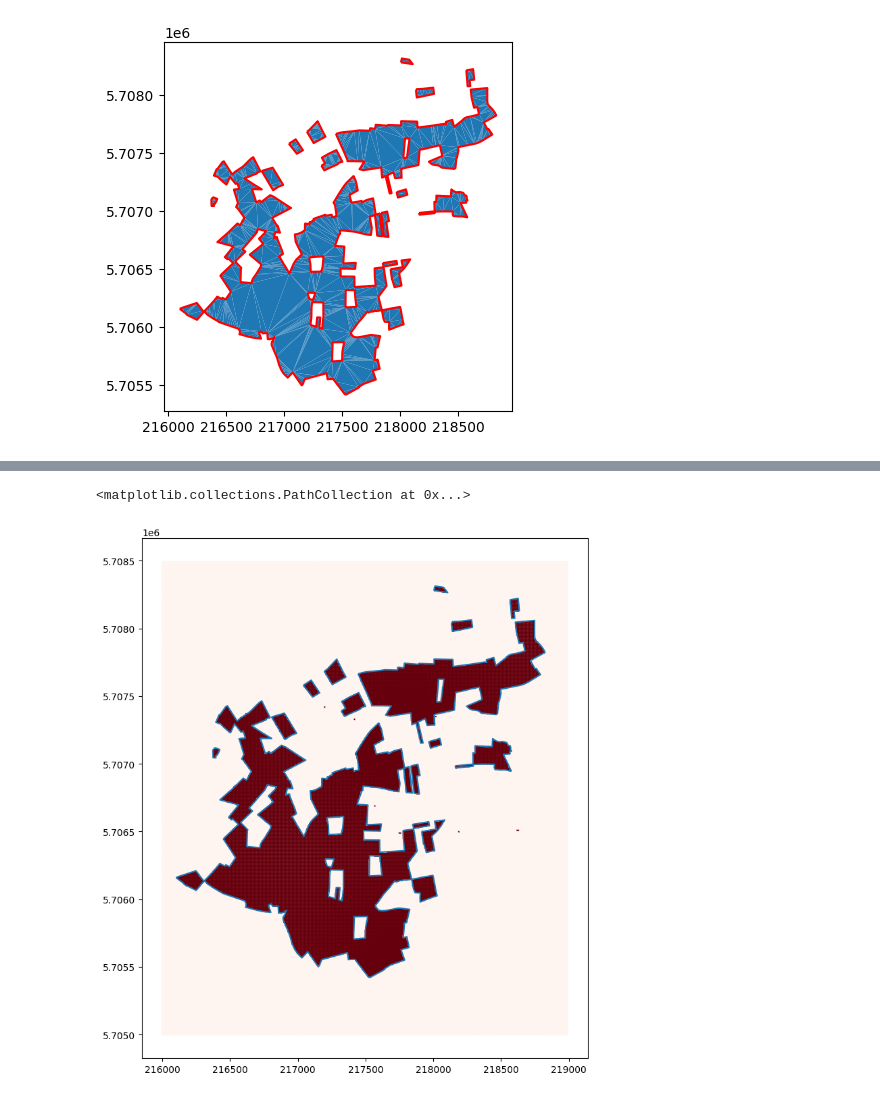
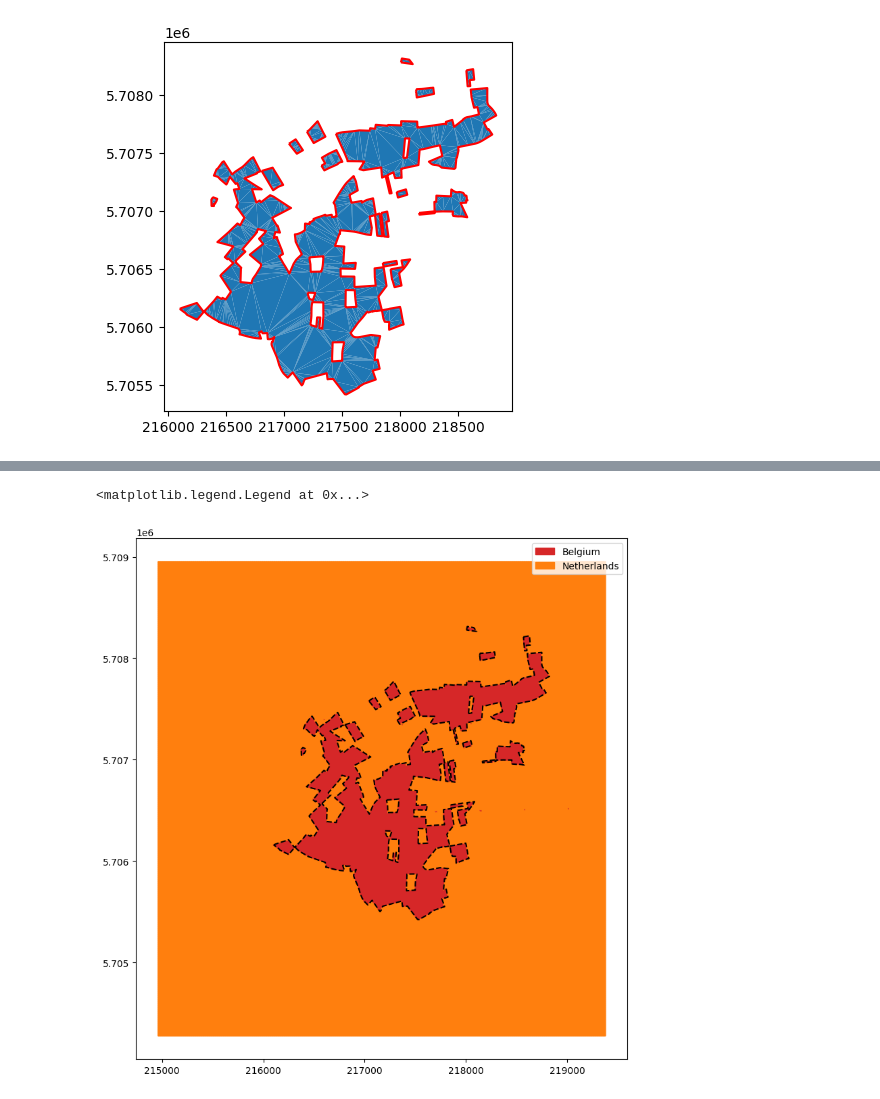
Before and after one commit to L-Strobel/BaarleNassauPerfectNet, a Jupyter notebook: perfectNetBarrleNassau.ipynb, the cells around one changed output, grey strips where cells are left out. Cells and saved outputs as stored; diff of their text form; code cells hidden in the pictures.

```diff
--- a/perfectNetBarrleNassau.ipynb
+++ b/perfectNetBarrleNassau.ipynb
@@ -84,7 +65,8 @@ class WithinTriangleNet(nn.Module):
         self.relu = nn.ReLU() # Points inside one triangle will get zeroed, others will be negative
         self.layer2 = nn.Linear(3 * len(triangles), len(triangles)) # Add all results for the edges of one triangle
         self.relu2 = nn.ReLU() # Zero Result if any are below zero. If all a zero we add a small value eps.
-        self.layer3 = nn.Linear(len(triangles), 1) # Output Layer
+        self.layer3 = nn.Linear(len(triangles), 2) # Output Layer
+        self.sm = nn.Softmax(1) # Useless. Only for comparability
 
     def forward(self, x):
         x = self.layer1(x)
@@ -92,12 +74,26 @@ class WithinTriangleNet(nn.Module):
         x = self.layer2(x)
         x = self.relu2(x)
         x = self.layer3(x)
+        x = self.sm(x)
         return x
 
 model = WithinTriangleNet()
 eps = 0.001
 
 # Get weights that represent each line/edge check
+# Function to determine if a point c is left of the line between a and b:
+#
+#    (b.x - a.x) * (c.y - a.y) - (b.y - a.y) * (c.x - a.x) > 0
+#
+# Rearange ->
+#
+#    -x * (b.y - a.y) + y * (b.x - a.x) - a.y * (b.x - a.x)  + a.x * (b.y - ay.) > 0
+#              wx                wy                        bias
+# ->
+#
+#    wx = -(b.y - a.y)
+#    wy = (b.x - a.x)
+#    b = - a.y * (b.x - a.x) + a.x * (b.y - a.y)
 weights1 = []
 biases1 = []
 for triangle in triangles:
@@ -128,8 +124,9 @@ with torch.no_grad():
     model.layer2.bias.copy_(bias2)
 
 # Output
-weights3 = torch.ones([len(triangles)])
-bias3 = torch.zeros(1)
+weights3 = torch.ones([2, len(triangles)])
+weights3[1, :] = 0.0
+bias3 = torch.tensor([-eps/2, 0.0])
 
 with torch.no_grad():
     model.layer3.weight.copy_(weights3)
@@ -139,10 +148,11 @@ with torch.no_grad():
 # %%
-# Raster of points
+# Raster of points in 10 meter steps
+min_x, min_y, max_x, max_y = gpd.GeoSeries(bbox, crs=4326).to_crs(25832).geometry[0].bounds
 pnts = []
 pnts_x = []
 pnts_y = []
-for x in np.arange(216000, 219000, 10):
-    for y in np.arange(5.7050e6, 5.7085e6, 10):
+for x in np.arange(min_x, max_x, 10):
+    for y in np.arange(min_y, max_y, 10):
         pnts.append([x, y])
         pnts_x.append(x)
         pnts_y.append(y)
@@ -153,8 +163,14 @@ with torch.no_grad():
 # %%
 f, ax = plt.subplots(figsize=(10,10))
 
-barrleNassau.boundary.plot(ax=ax)
-ax.scatter(pnts_x, pnts_y, c=np.minimum(0.001, output.numpy()), cmap="Reds", s=1)
+cmap = mcolors.LinearSegmentedColormap.from_list("red_orange", [plt.get_cmap("tab10")(3), plt.get_cmap("tab10")(1)])
+barrleNassau.boundary.plot(ax=ax, color="0.0", linestyle="dashed")
+_ = ax.scatter(pnts_x, pnts_y, c=output.argmax(axis=1), cmap=cmap, s=1)
+
+# Legend
+red_patch = mpatches.Patch(color=plt.get_cmap("tab10")(3), label='Belgium')
+orange_patch = mpatches.Patch(color=plt.get_cmap("tab10")(1), label='Netherlands')
+ax.legend(handles=[red_patch, orange_patch])
 # %% [output]
-<matplotlib.collections.PathCollection at 0x...>
+<matplotlib.legend.Legend at 0x...>
-[figure, old version]
+[figure, new version]
```
Also changed, not shown: parts of 4 cells of this notebook.
